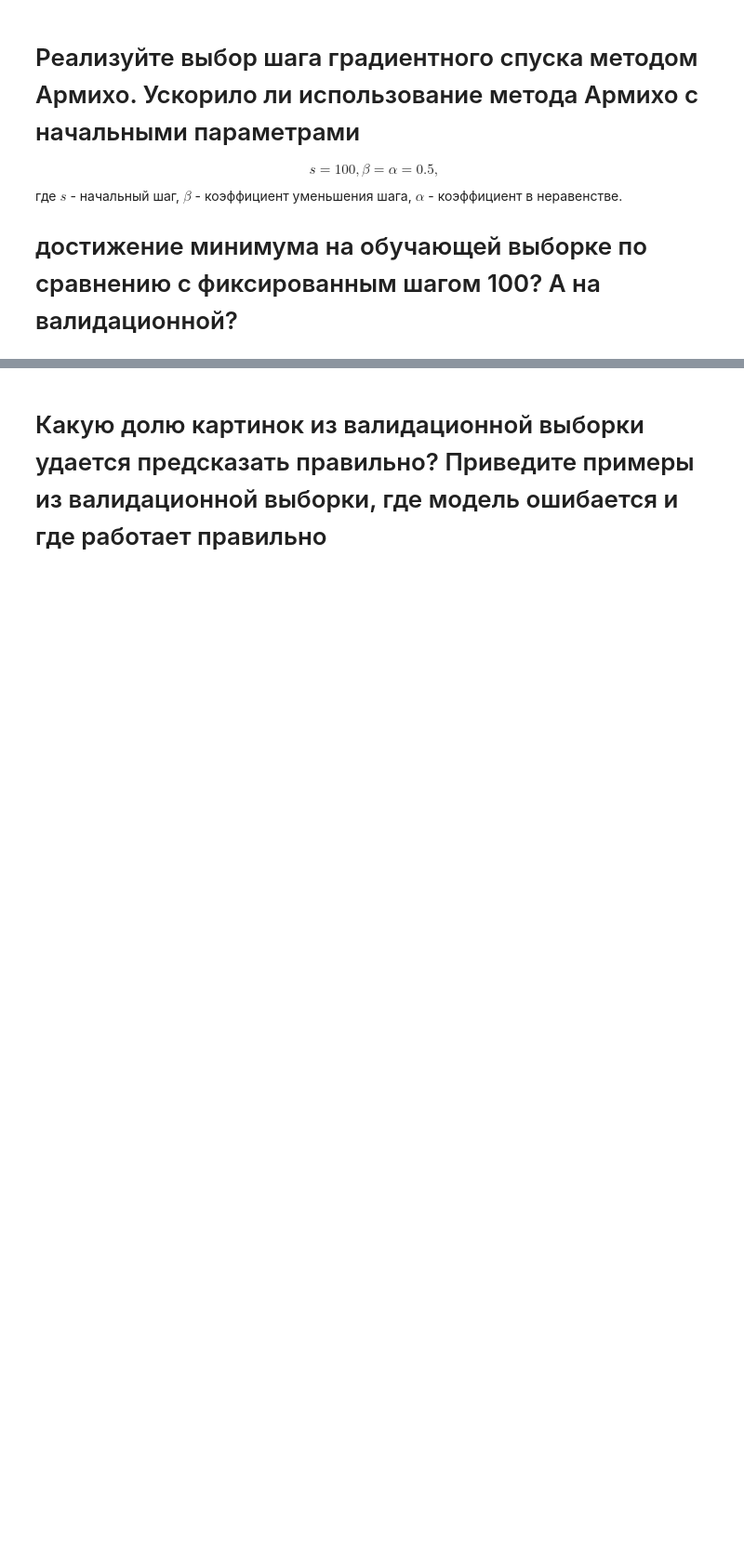
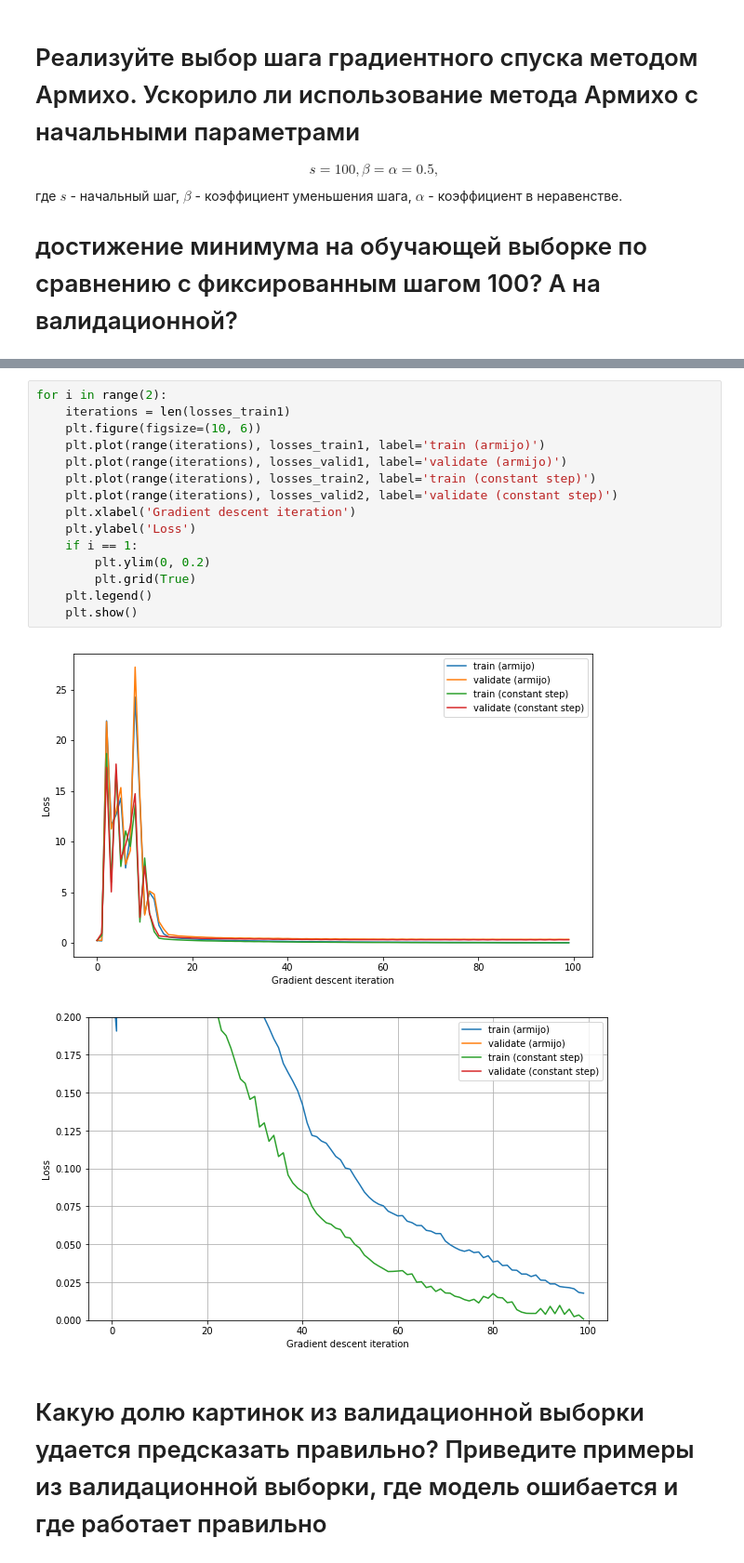
Before and after one commit to AVKrepo/OptimizationMethods, a Jupyter notebook: Task2/solution.ipynb, the cells around one changed output, grey strips where cells are left out. Shown at 93% size. Drawn from its saved outputs; the diff is of its cells as text; blank space fills up the shorter version.

```diff
--- a/Task2/solution.ipynb
+++ b/Task2/solution.ipynb
@@ -278,3 +308,21 @@ def armijo (W, b, x, y, dW, db, alpha=0.5, beta=0.5):
+# %%
+for i in range(2):
+    iterations = len(losses_train1)
+    plt.figure(figsize=(10, 6))
+    plt.plot(range(iterations), losses_train1, label='train (armijo)')
+    plt.plot(range(iterations), losses_valid1, label='validate (armijo)')
+    plt.plot(range(iterations), losses_train2, label='train (constant step)')
+    plt.plot(range(iterations), losses_valid2, label='validate (constant step)')
+    plt.xlabel('Gradient descent iteration')
+    plt.ylabel('Loss')
+    if i == 1:
+        plt.ylim(0, 0.2)
+        plt.grid(True)
+    plt.legend()
+    plt.show()
+# %% [output]
+[figure, added]
+[figure, added]
 # %% [markdown]
 # Какую долю картинок из валидационной выборки удается предсказать правильно? Приведите примеры из валидационной выборки, где модель ошибается и где работает правильно
 # %%
```
Also changed, not shown: parts of 14 cells of this notebook.
